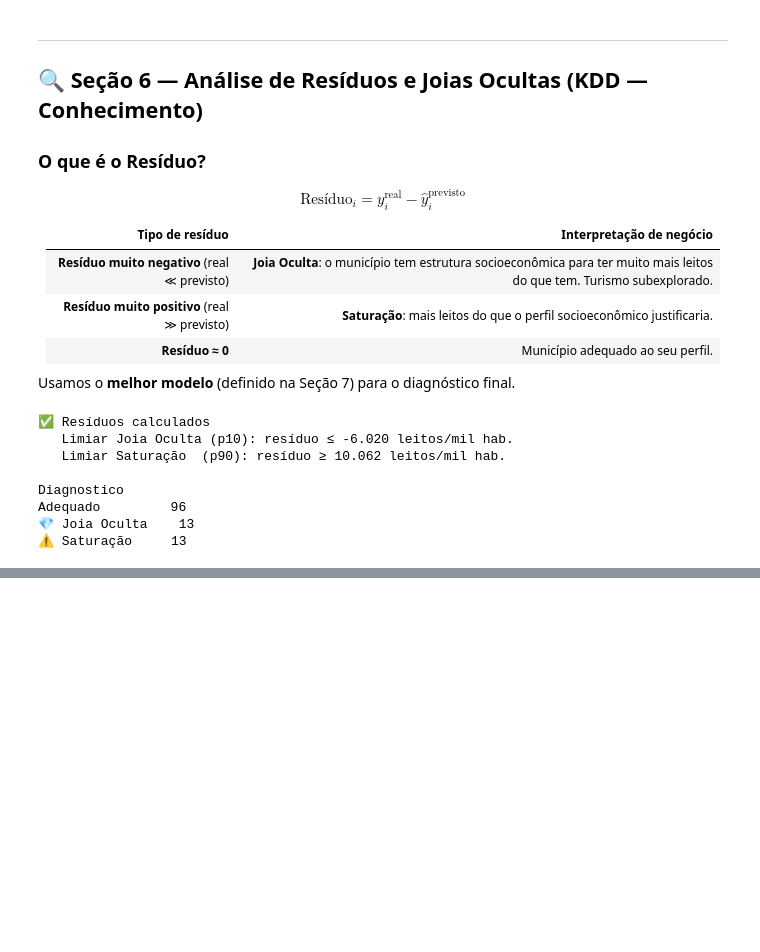
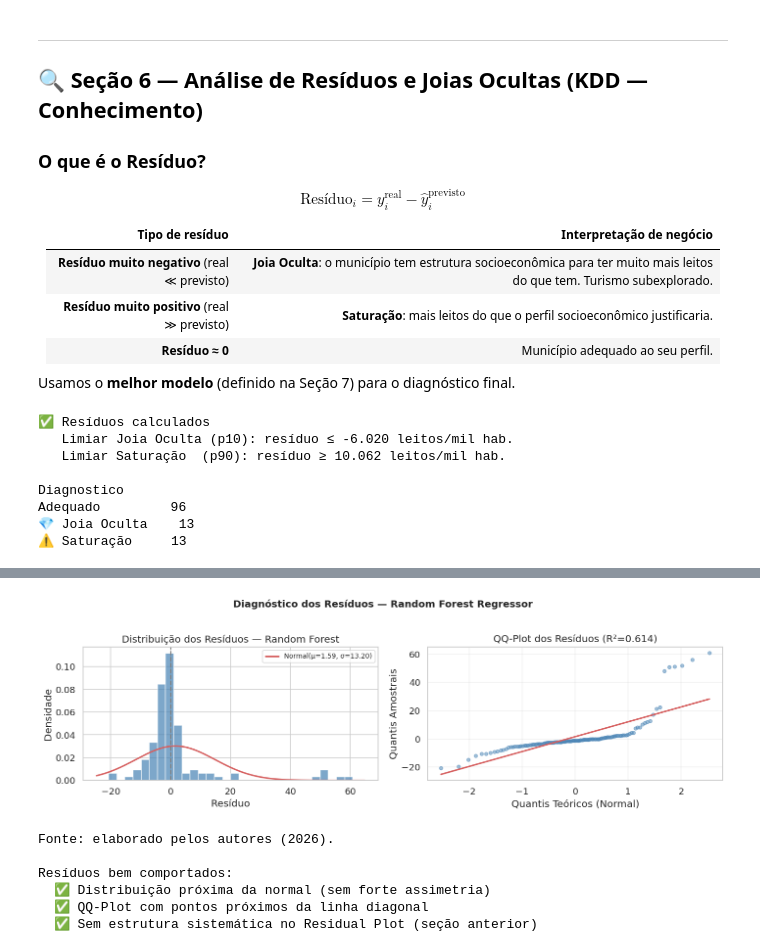
Before and after one commit to IsadoraMoraiss/Project_Pisi3, a Jupyter notebook: REGRESSÃO.ipynb, the cells around one changed output, grey strips where cells are left out. Cells and saved outputs as stored; diff of their text form; code cells hidden in the pictures; blank space fills up the shorter version.

```diff
--- a/REGRESSÃO.ipynb
+++ b/REGRESSÃO.ipynb
@@ -869,0 +1008,46 @@ Adequado         96
+# %%
+# ── Distribuição dos resíduos: normalidade ────────────────────────────────────
+from scipy import stats
+
+fig, axes = plt.subplots(1, 2, figsize=(13, 4))
+
+# Histograma com KDE
+axes[0].hist(df_residuos['residuo_RF'], bins=30,
+             color='steelblue', edgecolor='white', density=True, alpha=0.7)
+xmin, xmax = axes[0].get_xlim()
+xs = np.linspace(xmin, xmax, 200)
+mu, sigma = stats.norm.fit(df_residuos['residuo_RF'])
+axes[0].plot(xs, stats.norm.pdf(xs, mu, sigma), 'r-', lw=2, label=f'Normal(μ={mu:.2f}, σ={sigma:.2f})')
+axes[0].axvline(0, color='gray', linestyle='--')
+axes[0].set_title('Distribuição dos Resíduos — Random Forest')
+axes[0].set_xlabel('Resíduo'); axes[0].set_ylabel('Densidade')
+axes[0].legend(fontsize=9)
+
+# QQ-Plot
+(osm, osr), (slope, intercept, r) = stats.probplot(df_residuos['residuo_RF'], dist='norm')
+axes[1].scatter(osm, osr, alpha=0.5, s=20, color='steelblue')
+line_x = np.array([min(osm), max(osm)])
+axes[1].plot(line_x, slope * line_x + intercept, 'r-', lw=2)
+axes[1].set_title(f'QQ-Plot dos Resíduos (R²={r**2:.3f})')
+axes[1].set_xlabel('Quantis Teóricos (Normal)'); axes[1].set_ylabel('Quantis Amostrais')
+axes[1].grid(alpha=0.3)
+
+plt.suptitle('Diagnóstico dos Resíduos — Random Forest Regressor',
+             fontsize=13, fontweight='bold', y=1.02)
+plt.tight_layout()
+plt.savefig('fig_residuos_normalidade.png', dpi=110, bbox_inches='tight')
+plt.show()
+print('Fonte: elaborado pelos autores (2026).')
+print()
+print('Resíduos bem comportados:')
+print('  ✅ Distribuição próxima da normal (sem forte assimetria)')
+print('  ✅ QQ-Plot com pontos próximos da linha diagonal')
+print('  ✅ Sem estrutura sistemática no Residual Plot (seção anterior)')
+# %% [output]
+[figure, added]
+Fonte: elaborado pelos autores (2026).
+
+Resíduos bem comportados:
+  ✅ Distribuição próxima da normal (sem forte assimetria)
+  ✅ QQ-Plot com pontos próximos da linha diagonal
+  ✅ Sem estrutura sistemática no Residual Plot (seção anterior)
```
Also changed, not shown: parts of 3 cells of this notebook.
